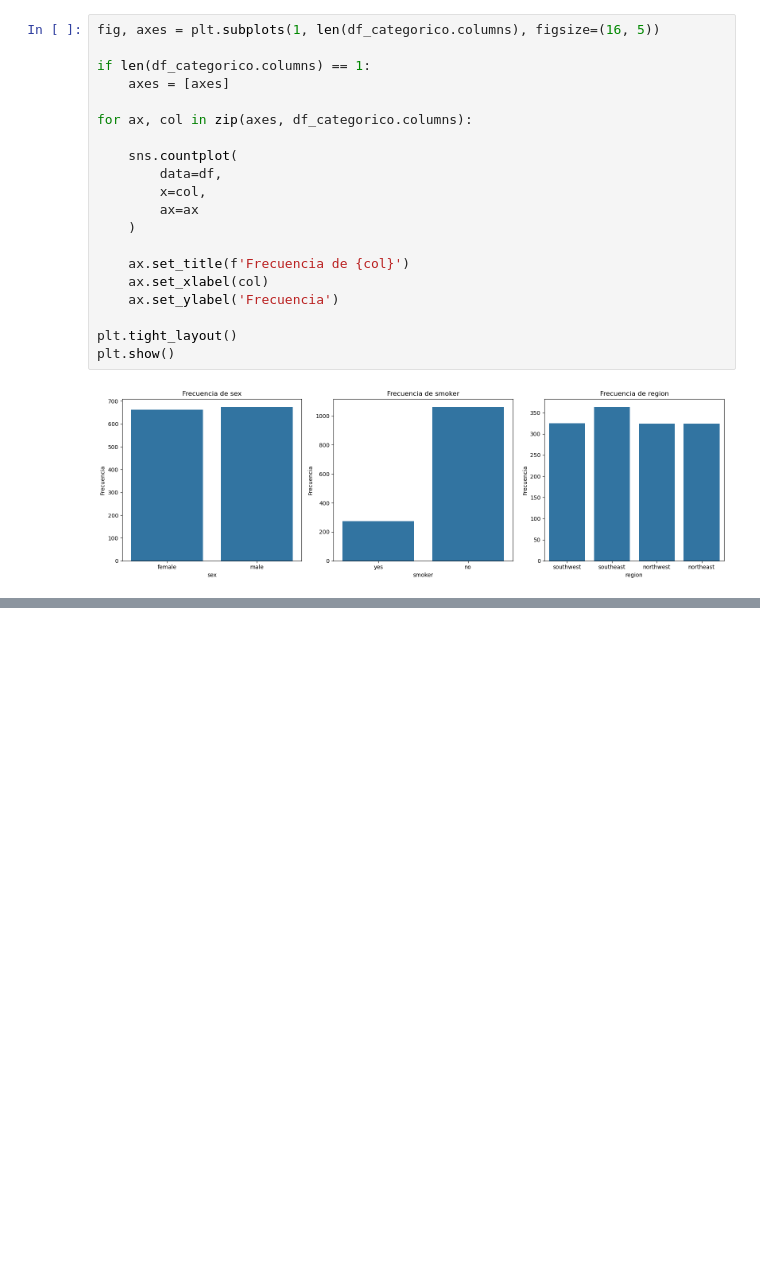
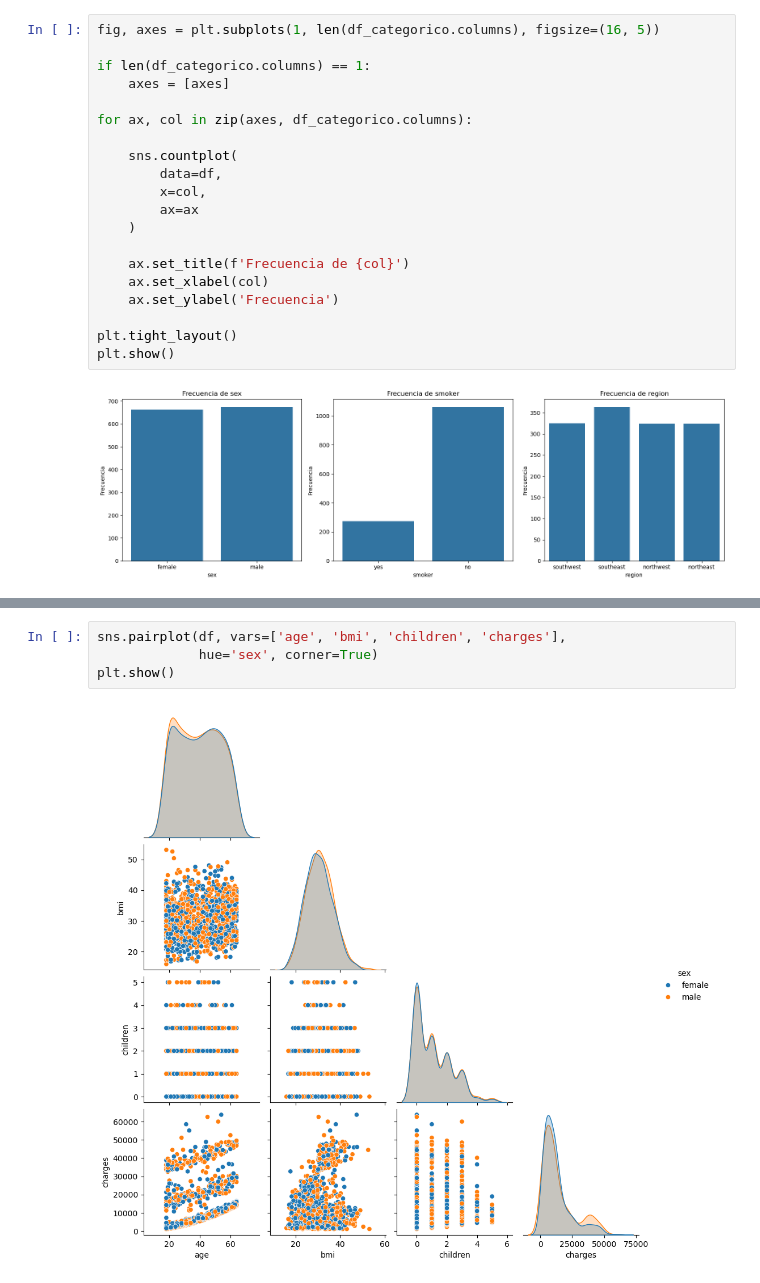
Before and after one commit to MHAlberto/MedicalCostPrediction, a Jupyter notebook: notebooks/01_EDA.ipynb, the cells around one changed output, grey strips where cells are left out. Saved outputs shown, nothing was run; the diff lists cells and outputs as text; blank space fills up the shorter version.

```diff
--- a/notebooks/01_EDA.ipynb
+++ b/notebooks/01_EDA.ipynb
@@ -320,0 +413,6 @@ plt.show()
+# %%
+sns.pairplot(df, vars=['age', 'bmi', 'children', 'charges'],
+             hue='sex', corner=True)
+plt.show()
+# %% [output]
+[figure, added]
```
Also changed, not shown: parts of 13 cells of this notebook.
